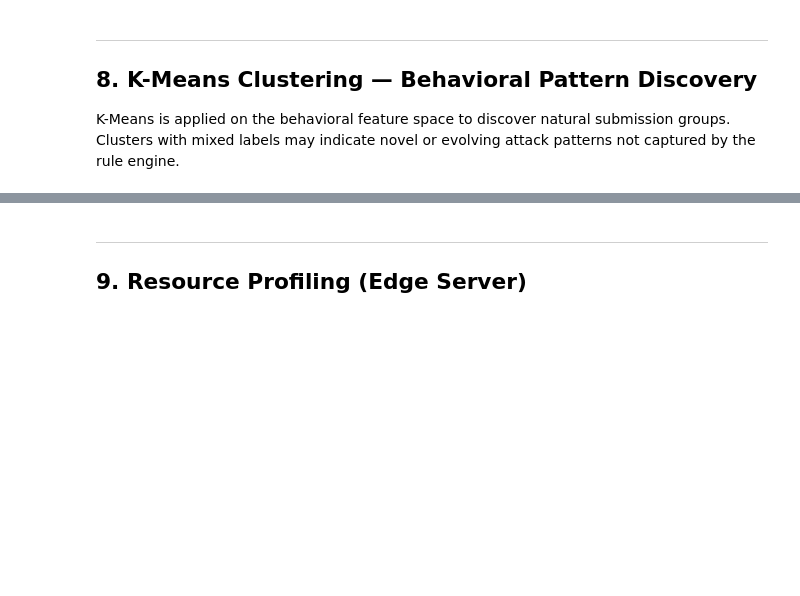
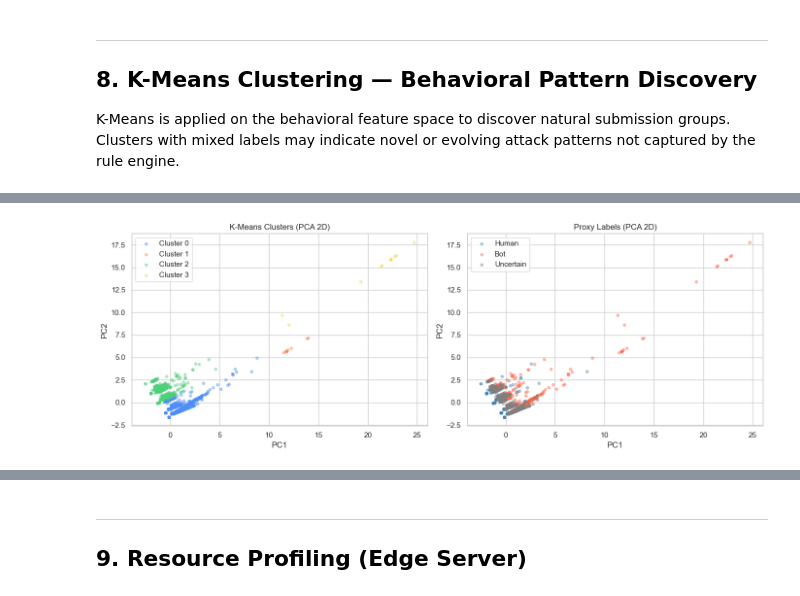
Before and after one commit to iamahnaf/Testing_model, a Jupyter notebook: Code/FormTrapAI.ipynb, the cells around one changed output, grey strips where cells are left out. Cells and saved outputs as stored; diff of their text form; code cells hidden in the pictures; blank space fills up the shorter version.

```diff
--- a/Code/FormTrapAI.ipynb
+++ b/Code/FormTrapAI.ipynb
@@ -72,11 +80,0 @@ print(df.isnull().sum())
-# %%
-# Create ground-truth binary label from honeypot field
-# URL-honeypot is a hidden field — bots fill it, humans leave it empty
-honeypot_col = 'URL-honeypot'
-df['isBot'] = df[honeypot_col].notna().astype(int)
-
-counts = df['isBot'].value_counts()
-print('Label distribution:')
-print(f'  Human (0): {counts.get(0, 0):,}')
-print(f'  Bot   (1): {counts.get(1, 0):,}')
-print(f'  Bot ratio: {counts.get(1,0)/len(df)*100:.1f}%')
@@ -286,31 +370,31 @@ print(f'AUC-ROC:           {roc_auc_score(gt_labeled, rule_pred):.4f}')
 XGBoost is wrapped with `SelfTrainingClassifier` to exploit unlabeled data via pseudo-labeling.
 Class imbalance is corrected with `scale_pos_weight` — this prevents the model from over-predicting the majority (bot) class.
 # %%
-X = features_df.values  # shape: (n_samples, 11)
-y_ground_truth = df['isBot'].values   # true labels (0/1)
-y_weak         = weak_labels.copy()   # weak labels (0/1/-1)
+X      = features_df.values          # all 5766 rows, 8 features
+y_gt   = df['isBot'].values          # proxy ground truth: 0/1/-1
+y_weak = weak_labels.copy()          # rule-engine weak labels: 0/1/-1
 
-# Compute class weight for XGBoost
+# Class weight for XGBoost — computed from rule-labeled rows only
 n_human = (y_weak == 0).sum()
 n_bot   = (y_weak == 1).sum()
 scale_pos_weight = n_human / n_bot if n_bot > 0 else 1.0
-print(f'scale_pos_weight (bot weight correction): {scale_pos_weight:.3f}')
+print(f'Rule-labeled:  Human={n_human:,}  Bot={n_bot:,}')
+print(f'scale_pos_weight: {scale_pos_weight:.3f}')
 
-# Base XGBoost estimator
+# XGBoost base estimator
 base_xgb = XGBClassifier(
     n_estimators=200,
     max_depth=4,
     learning_rate=0.1,
     scale_pos_weight=scale_pos_weight,
-    use_label_encoder=False,
     eval_metric='logloss',
     random_state=42,
     n_jobs=-1
 )
 
-# Semi-supervised wrapper
+# Semi-supervised wrapper (sklearn >=1.2 uses 'estimator' not 'base_estimator')
 ssl_model = SelfTrainingClassifier(
-    base_estimator=base_xgb,
+    estimator=base_xgb,
     threshold=0.80,
     criterion='threshold',
     verbose=True
@@ -529,32 +707,34 @@ print(comp)
 # %%
-# PCA scatter — colored by cluster, shaped by ground truth
+# PCA scatter — colored by cluster (left) and by ground truth (right)
 fig, axes = plt.subplots(1, 2, figsize=(14, 5))
 palette = ['#4e8df5', '#f5844e', '#4ecf7a', '#f5d44e']
-markers = {0: 'o', 1: 'X'}
-labels_text = {0: 'Human', 1: 'Bot'}
 
 # Left: colored by cluster
 for c in range(K_BEST):
     mask = cluster_labels == c
     axes[0].scatter(X_pca[mask, 0], X_pca[mask, 1],
                     c=palette[c], alpha=0.4, s=15, label=f'Cluster {c}')
 axes[0].set_title('K-Means Clusters (PCA 2D)')
 axes[0].legend()
 axes[0].set_xlabel('PC1')
 axes[0].set_ylabel('PC2')
 
-# Right: colored by ground truth label
-for label, color in zip([0, 1], ['steelblue', 'tomato']):
-    mask = y_ground_truth == label
+# Right: colored by proxy ground truth (0=human, 1=bot, -1=uncertain)
+color_map = {0: 'steelblue', 1: 'tomato', -1: 'gray'}
+label_map  = {0: 'Human', 1: 'Bot', -1: 'Uncertain'}
+for lbl in [0, 1, -1]:
+    mask = y_gt == lbl
     axes[1].scatter(X_pca[mask, 0], X_pca[mask, 1],
-                    c=color, alpha=0.4, s=15, label=labels_text[label])
-axes[1].set_title('Ground Truth Labels (PCA 2D)')
+                    c=color_map[lbl], alpha=0.4, s=15, label=label_map[lbl])
+axes[1].set_title('Proxy Labels (PCA 2D)')
 axes[1].legend()
 axes[1].set_xlabel('PC1')
 axes[1].set_ylabel('PC2')
 
 plt.tight_layout()
 plt.show()
+# %% [output]
+[figure, added]
 # %%
 # Flag mixed clusters (bot_pct between 20% and 80%) as potential novel patterns
 mixed = comp[(comp['bot_pct'] > 20) & (comp['bot_pct'] < 80)]
```
Also changed, not shown: parts of 30 cells of this notebook.
